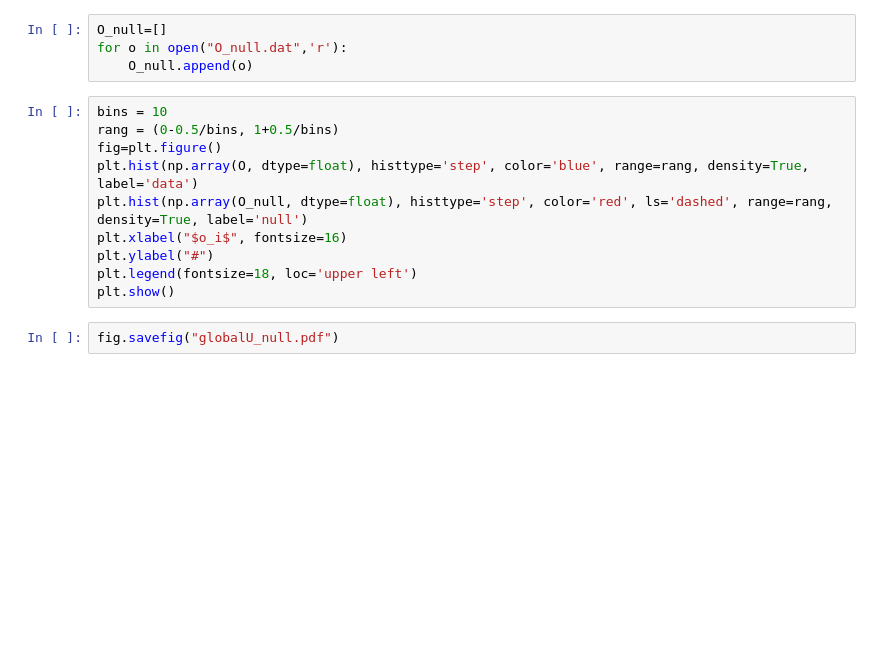
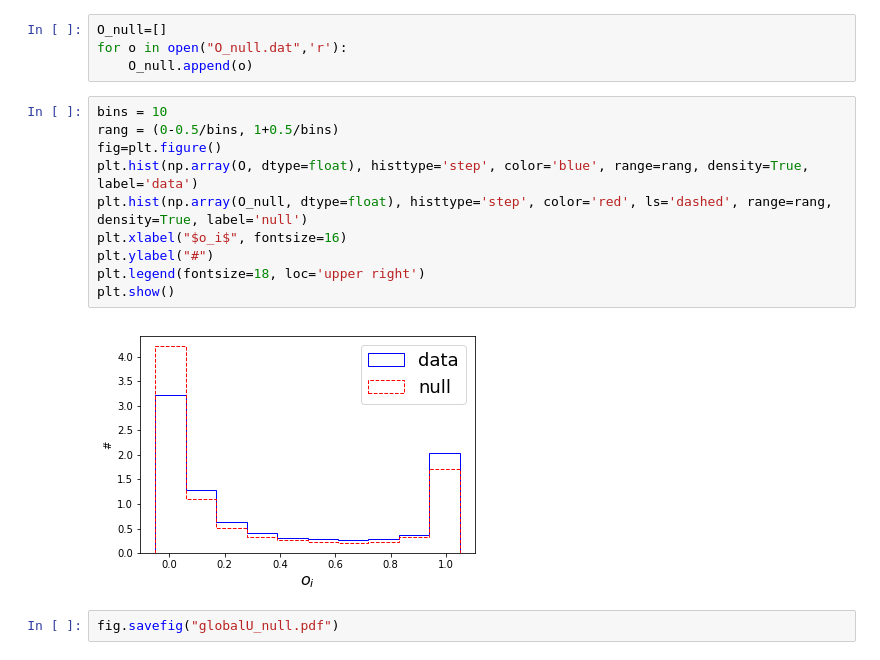
Before and after one commit to fvalle1/master_thesis, a Jupyter notebook: Zipf.ipynb, the cells around one changed output. Cells and saved outputs as stored; diff of their text form; blank space fills up the shorter version.

```diff
--- a/Zipf.ipynb
+++ b/Zipf.ipynb
@@ -82,12 +99,14 @@ for o in open("O_null.dat",'r'):
 # %%
 bins = 10
 rang = (0-0.5/bins, 1+0.5/bins)
 fig=plt.figure()
 plt.hist(np.array(O, dtype=float), histtype='step', color='blue', range=rang, density=True, label='data')
 plt.hist(np.array(O_null, dtype=float), histtype='step', color='red', ls='dashed', range=rang, density=True, label='null')
 plt.xlabel("$o_i$", fontsize=16)
 plt.ylabel("#")
-plt.legend(fontsize=18, loc='upper left')
+plt.legend(fontsize=18, loc='upper right')
 plt.show()
+# %% [output]
+[figure, added]
 # %%
 fig.savefig("globalU_null.pdf")
```
Also changed, not shown: parts of 8 cells of this notebook, 6 other files.
